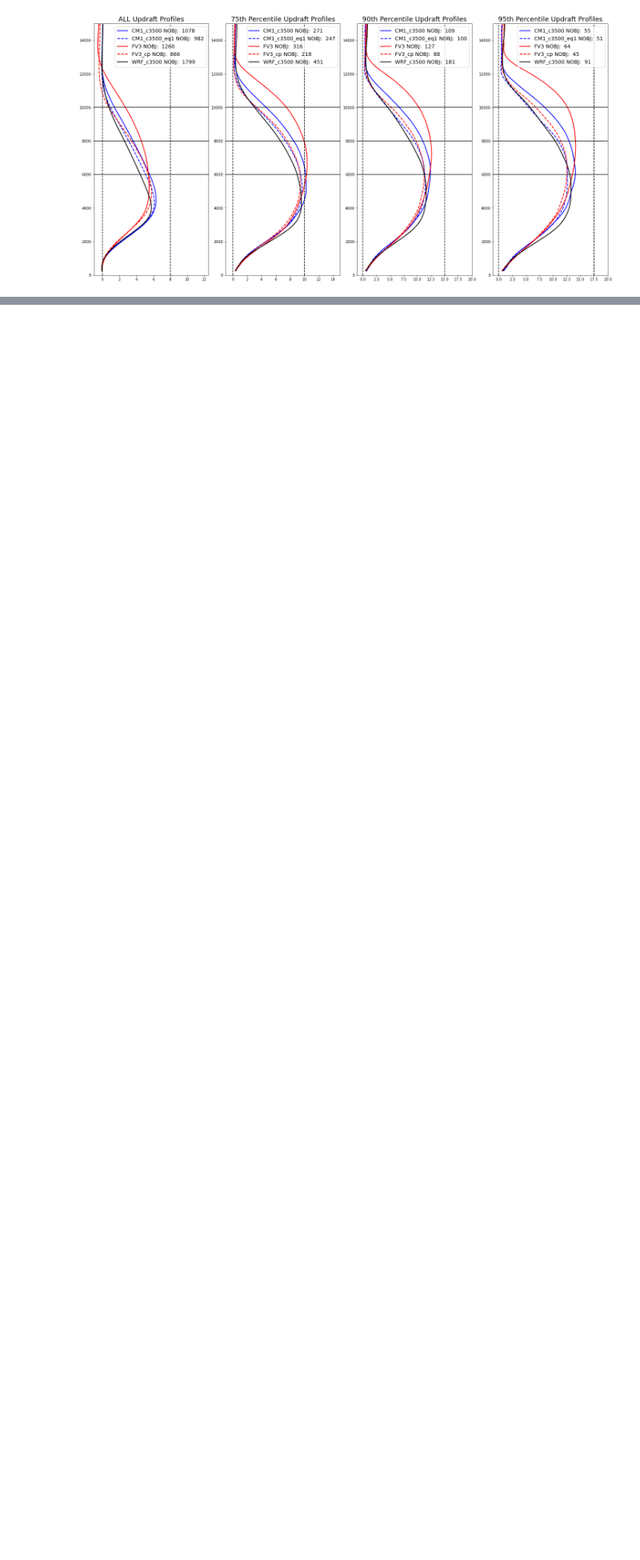
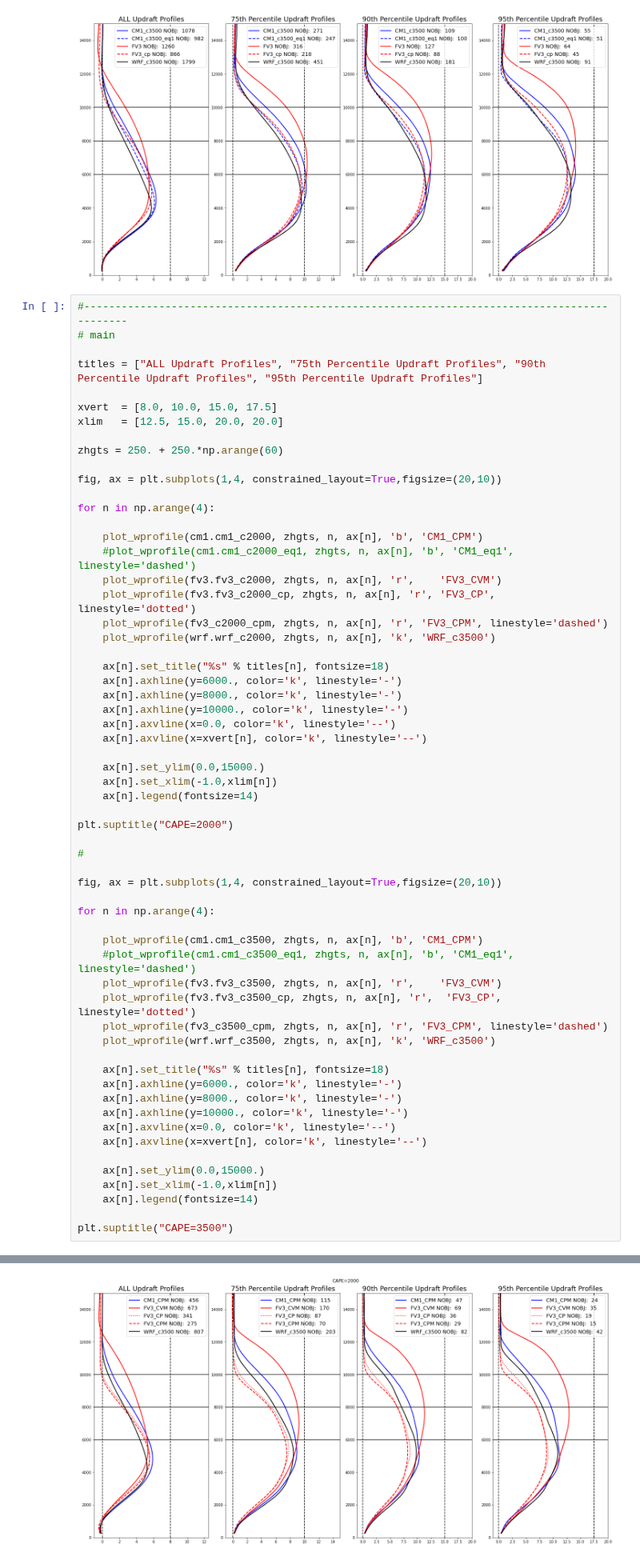
Before and after one commit to louiswicker/CAM_analysis_tools, a Jupyter notebook: ideal_cases/squall_line_profiles_V2.ipynb, the cells around one changed output, grey strips where cells are left out. Shown at 80% size. Saved outputs shown, nothing was run; the diff lists cells and outputs as text; blank space fills up the shorter version.

```diff
--- a/ideal_cases/squall_line_profiles_V2.ipynb
+++ b/ideal_cases/squall_line_profiles_V2.ipynb
@@ -142,3 +187,64 @@ for n in np.arange(4):
 plt.show()
 # %% [output]
 [figure]
+# %%
+#--------------------------------------------------------------------------------------------
+# main
+
+titles = ["ALL Updraft Profiles", "75th Percentile Updraft Profiles", "90th Percentile Updraft Profiles", "95th Percentile Updraft Profiles"]
+
+xvert  = [8.0, 10.0, 15.0, 17.5]
+xlim   = [12.5, 15.0, 20.0, 20.0]
+
+zhgts = 250. + 250.*np.arange(60)
+
+fig, ax = plt.subplots(1,4, constrained_layout=True,figsize=(20,10))
+
+for n in np.arange(4):
+
+    plot_wprofile(cm1.cm1_c2000, zhgts, n, ax[n], 'b', 'CM1_CPM')
+    #plot_wprofile(cm1.cm1_c2000_eq1, zhgts, n, ax[n], 'b', 'CM1_eq1', linestyle='dashed')
+    plot_wprofile(fv3.fv3_c2000, zhgts, n, ax[n], 'r',    'FV3_CVM')
+    plot_wprofile(fv3.fv3_c2000_cp, zhgts, n, ax[n], 'r', 'FV3_CP', linestyle='dotted')
+    plot_wprofile(fv3_c2000_cpm, zhgts, n, ax[n], 'r', 'FV3_CPM', linestyle='dashed')
+    plot_wprofile(wrf.wrf_c2000, zhgts, n, ax[n], 'k', 'WRF_c3500')
+
+    ax[n].set_title("%s" % titles[n], fontsize=18)
+    ax[n].axhline(y=6000., color='k', linestyle='-')
+    ax[n].axhline(y=8000., color='k', linestyle='-')
+    ax[n].axhline(y=10000., color='k', linestyle='-')
+    ax[n].axvline(x=0.0, color='k', linestyle='--')
+    ax[n].axvline(x=xvert[n], color='k', linestyle='--')
+
+    ax[n].set_ylim(0.0,15000.)
+    ax[n].set_xlim(-1.0,xlim[n])
+    ax[n].legend(fontsize=14)
+
+plt.suptitle("CAPE=2000")
+
+#
+
+fig, ax = plt.subplots(1,4, constrained_layout=True,figsize=(20,10))
+
+for n in np.arange(4):
+
+    plot_wprofile(cm1.cm1_c3500, zhgts, n, ax[n], 'b', 'CM1_CPM')
+    #plot_wprofile(cm1.cm1_c3500_eq1, zhgts, n, ax[n], 'b', 'CM1_eq1', linestyle='dashed')
+    plot_wprofile(fv3.fv3_c3500, zhgts, n, ax[n], 'r',    'FV3_CVM')
+    plot_wprofile(fv3.fv3_c3500_cp, zhgts, n, ax[n], 'r',  'FV3_CP', linestyle='dotted')
+    plot_wprofile(fv3_c3500_cpm, zhgts, n, ax[n], 'r', 'FV3_CPM', linestyle='dashed')
+    plot_wprofile(wrf.wrf_c3500, zhgts, n, ax[n], 'k', 'WRF_c3500')
+
+    ax[n].set_title("%s" % titles[n], fontsize=18)
+    ax[n].axhline(y=6000., color='k', linestyle='-')
+    ax[n].axhline(y=8000., color='k', linestyle='-')
+    ax[n].axhline(y=10000., color='k', linestyle='-')
+    ax[n].axvline(x=0.0, color='k', linestyle='--')
+    ax[n].axvline(x=xvert[n], color='k', linestyle='--')
+
+    ax[n].set_ylim(0.0,15000.)
+    ax[n].set_xlim(-1.0,xlim[n])
+    ax[n].legend(fontsize=14)
+
+plt.suptitle("CAPE=3500")
+# %% [output]
@@ -144,0 +252 @@ plt.show()
+[figure, added]
```
Also changed, not shown: parts of 3 cells of this notebook.
